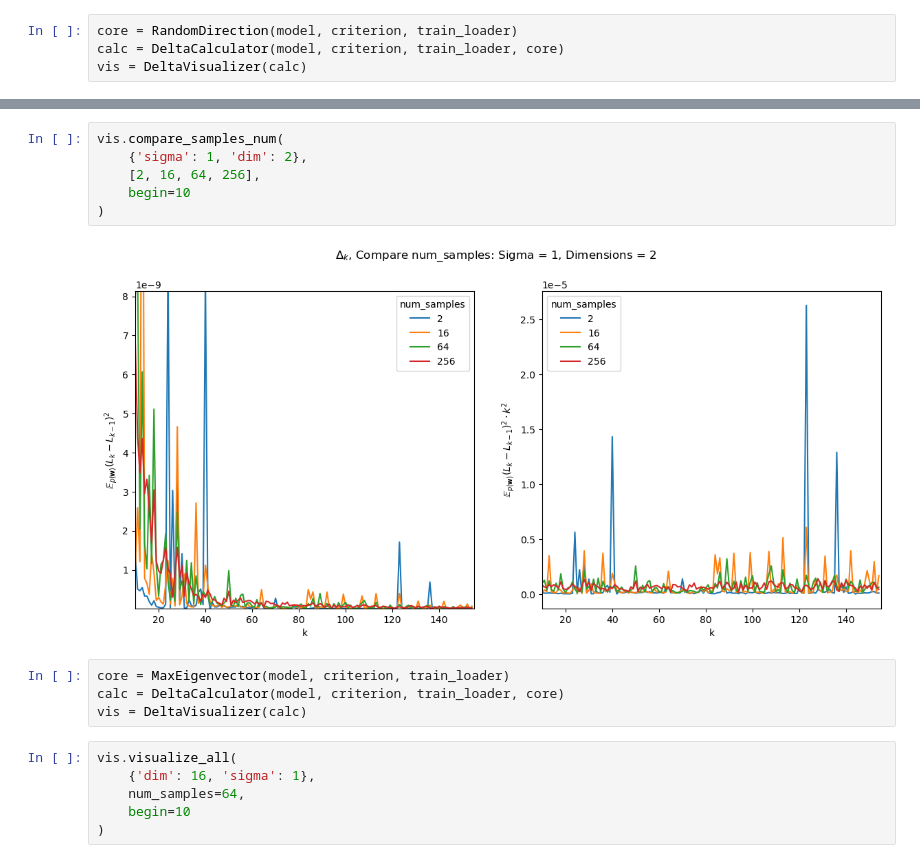
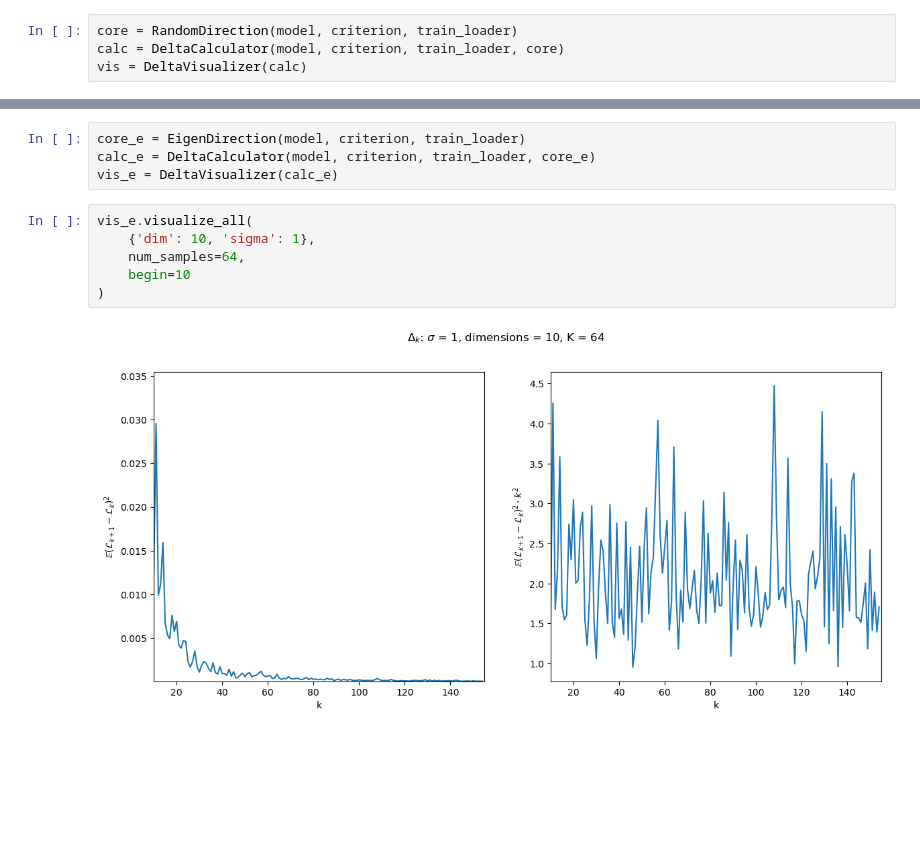
Before and after one commit to intsystems/2025-Project-183, a Jupyter notebook: code/delta_visualizing.ipynb, the cells around one changed output, grey strips where cells are left out. Cells and saved outputs as stored; diff of their text form; blank space fills up the shorter version.

```diff
--- a/code/delta_visualizing.ipynb
+++ b/code/delta_visualizing.ipynb
@@ -71,18 +71,12 @@ vis.compare_params(
-# %%
-vis.compare_samples_num(
-    {'sigma': 1, 'dim': 2},
-    [2, 16, 64, 256],
-    begin=10
-)
-# %% [output]
-[figure, removed]
 # %%
-core = MaxEigenvector(model, criterion, train_loader)
-calc = DeltaCalculator(model, criterion, train_loader, core)
-vis = DeltaVisualizer(calc)
+core_e = EigenDirection(model, criterion, train_loader)
+calc_e = DeltaCalculator(model, criterion, train_loader, core_e)
+vis_e = DeltaVisualizer(calc_e)
 # %%
-vis.visualize_all(
-    {'dim': 16, 'sigma': 1},
+vis_e.visualize_all(
+    {'dim': 10, 'sigma': 1},
     num_samples=64,
     begin=10
 )
+# %% [output]
+[figure, added]
```
Also changed, not shown: parts of 4 cells of this notebook, 21 other files.
